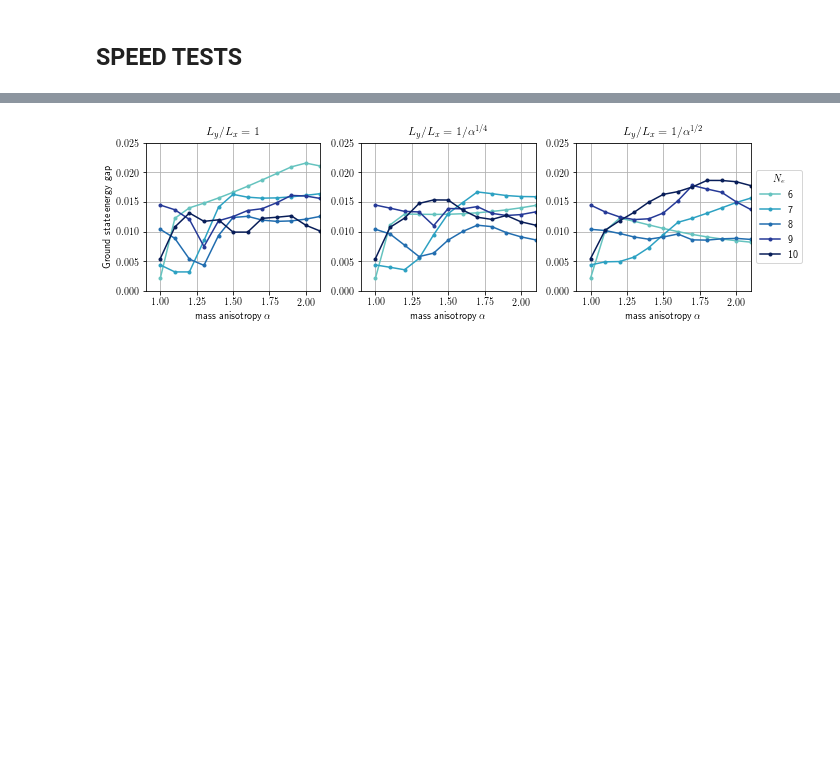
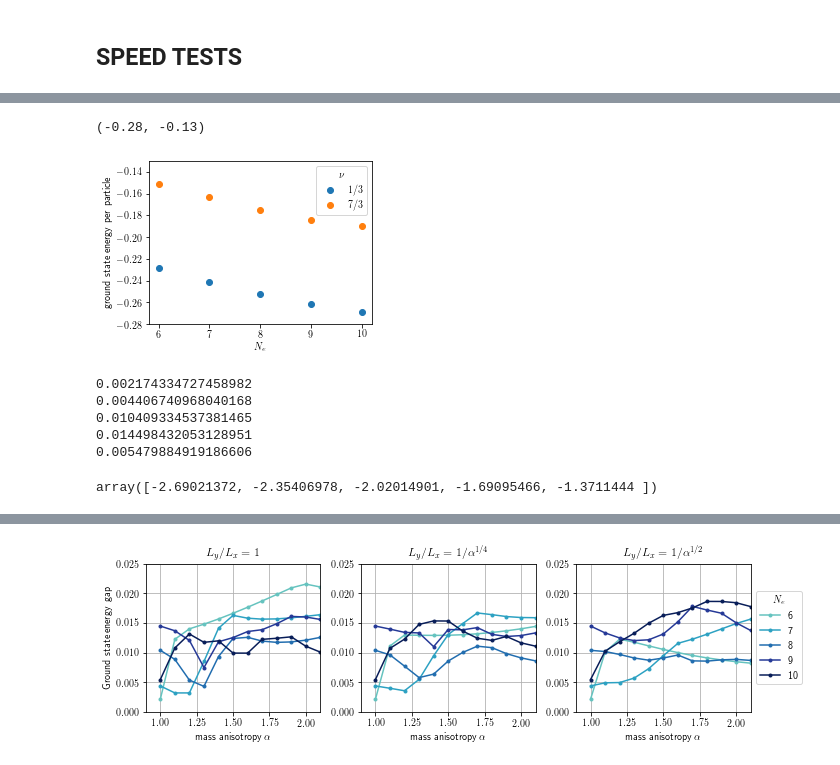
Before and after one commit to akshaykri/QH_ED, a Jupyter notebook: QH_ED1.ipynb, the cells around one changed output, grey strips where cells are left out. Cells and saved outputs as stored; diff of their text form; code cells hidden in the pictures; blank space fills up the shorter version.

```diff
--- a/QH_ED1.ipynb
+++ b/QH_ED1.ipynb
@@ -269,3 +342,29 @@ for LL in [0, 1]:
                         E0[LL, cNe, casp, calp, sector, :] = dat
                     except FileNotFoundError:
                         pass
+# %%
+f, ax = plt.subplots(figsize=(4, 3))
+ax.plot(Ne_arr, np.nanmin(E0[0, :, 0, 0, :, 0], axis=1)/Ne_arr, 'o', label=r'$1/3$')
+ax.plot(Ne_arr, np.nanmin(E0[1, :, 0, 0, :, 0], axis=1)/Ne_arr, 'o', label=r'$7/3$')
+ax.legend(loc='upper right', title=r'$\nu$')
+ax.set_xlabel(r'$N_e$')
+ax.set_ylabel(r'ground state energy per particle')
+ax.set_ylim(-0.28, -0.13)
+# f.savefig('/home/ak20/QH/plots/nu_1_3.pdf', bbox_inches='tight', transparent=True)
+# %% [output]
+(-0.28, -0.13)
+[figure, added]
+# %%
+for i in range(5):
+    temp = np.sort((E0[1, i, 0, 0, :, :]).flatten())
+    print(temp[1]-temp[0])
+# %% [output]
+0.002174334727458982
+0.004406740968040168
+0.010409334537381465
+0.014498432053128951
+0.005479884919186606
+# %%
+np.sort(np.nanmin(E0[0, :, 0, 0, :, 0], axis=1))
+# %% [output]
+array([-2.69021372, -2.35406978, -2.02014901, -1.69095466, -1.3711444 ])
```
Also changed, not shown: parts of 35 cells of this notebook, 2 other files.
